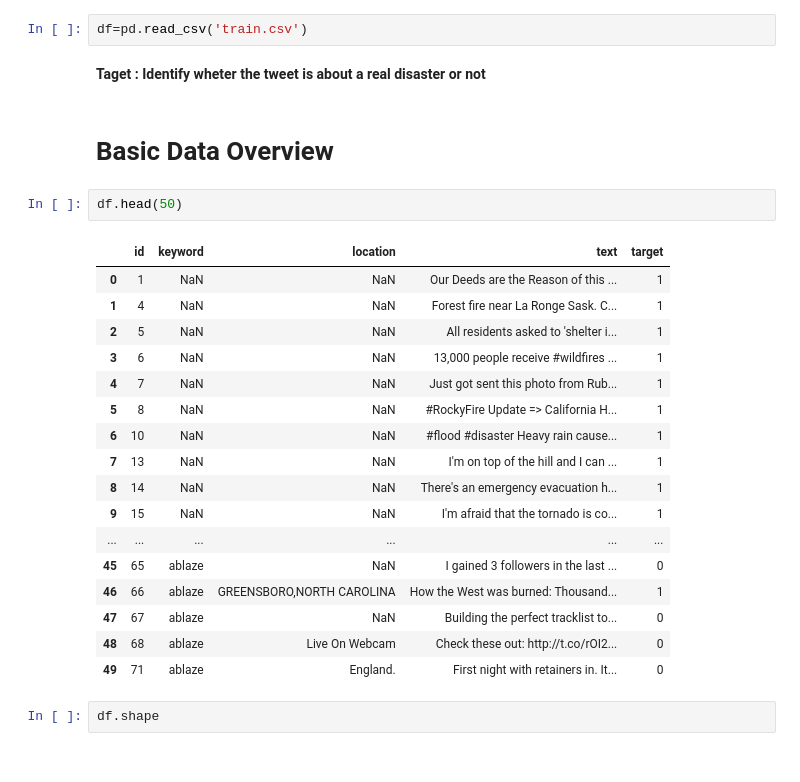
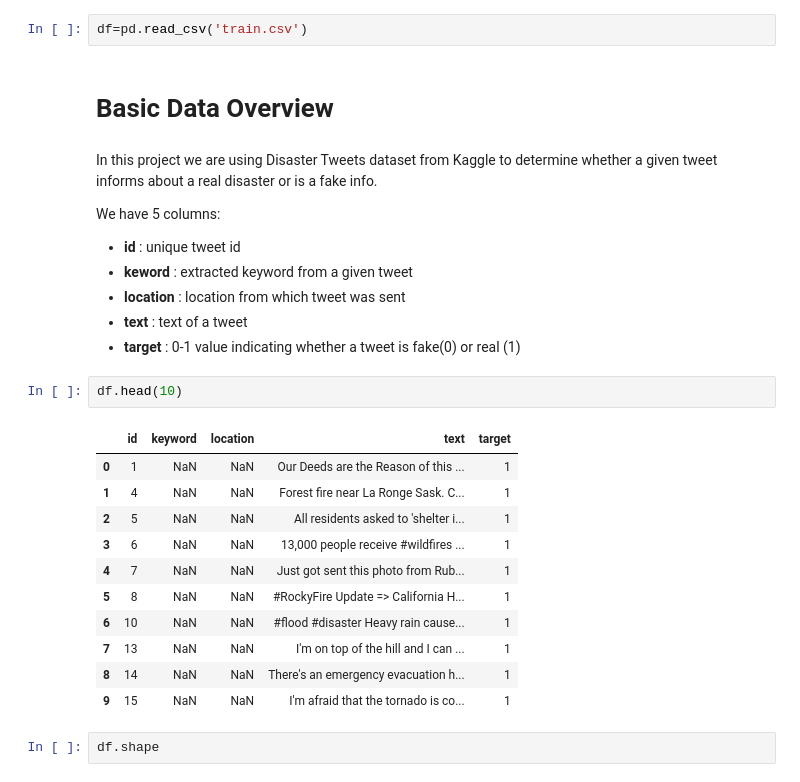
Before and after one commit to katarzynarogalska/DisasterTweets_KaggleCompetition, a Jupyter notebook: notebooks/TweetsEDA.ipynb, the cells around one changed output. Drawn from its saved outputs; the diff is of its cells as text.

```diff
--- a/notebooks/TweetsEDA.ipynb
+++ b/notebooks/TweetsEDA.ipynb
@@ -18,30 +18,31 @@ from wordcloud import WordCloud, STOPWORDS, ImageColorGenerator
 sns.set_style("whitegrid")
 # %%
 df=pd.read_csv('train.csv')
-# %% [markdown]
-**Taget : Identify wheter the tweet is about a real disaster or not**
 # %% [markdown]
 # Basic Data Overview
+# %% [markdown]
+In this project we are using Disaster Tweets dataset from Kaggle to determine whether a given tweet informs about a real disaster or is a fake info.
+
+We have 5 columns:
+* **id** : unique tweet id
+* **keword** : extracted keyword from a given tweet
+* **location** : location from which tweet was sent
+* **text** : text of a tweet
+* **target** : 0-1 value indicating whether a tweet is fake(0) or real (1)
 # %%
-df.head(50)
+df.head(10)
 # %% [output]
 |  | id | keyword | location | text | target |
 | 0 | 1 | NaN | NaN | Our Deeds are the Reason of this ... | 1 |
 | 1 | 4 | NaN | NaN | Forest fire near La Ronge Sask. C... | 1 |
 | 2 | 5 | NaN | NaN | All residents asked to 'shelter i... | 1 |
 | 3 | 6 | NaN | NaN | 13,000 people receive #wildfires ... | 1 |
 | 4 | 7 | NaN | NaN | Just got sent this photo from Rub... | 1 |
 | 5 | 8 | NaN | NaN | #RockyFire Update => California H... | 1 |
 | 6 | 10 | NaN | NaN | #flood #disaster Heavy rain cause... | 1 |
 | 7 | 13 | NaN | NaN | I'm on top of the hill and I can ... | 1 |
 | 8 | 14 | NaN | NaN | There's an emergency evacuation h... | 1 |
 | 9 | 15 | NaN | NaN | I'm afraid that the tornado is co... | 1 |
-| ... | ... | ... | ... | ... | ... |
-| 45 | 65 | ablaze | NaN | I gained 3 followers in the last ... | 0 |
-| 46 | 66 | ablaze | GREENSBORO,NORTH CAROLINA | How the West was burned: Thousand... | 1 |
-| 47 | 67 | ablaze | NaN | Building the perfect tracklist to... | 0 |
-| 48 | 68 | ablaze | Live On Webcam | Check these out: http://t.co/rOI2... | 0 |
-| 49 | 71 | ablaze | England. | First night with retainers in. It... | 0 |
 # %%
 df.shape
 # %% [output]
```
Also changed, not shown: parts of 34 cells of this notebook.
